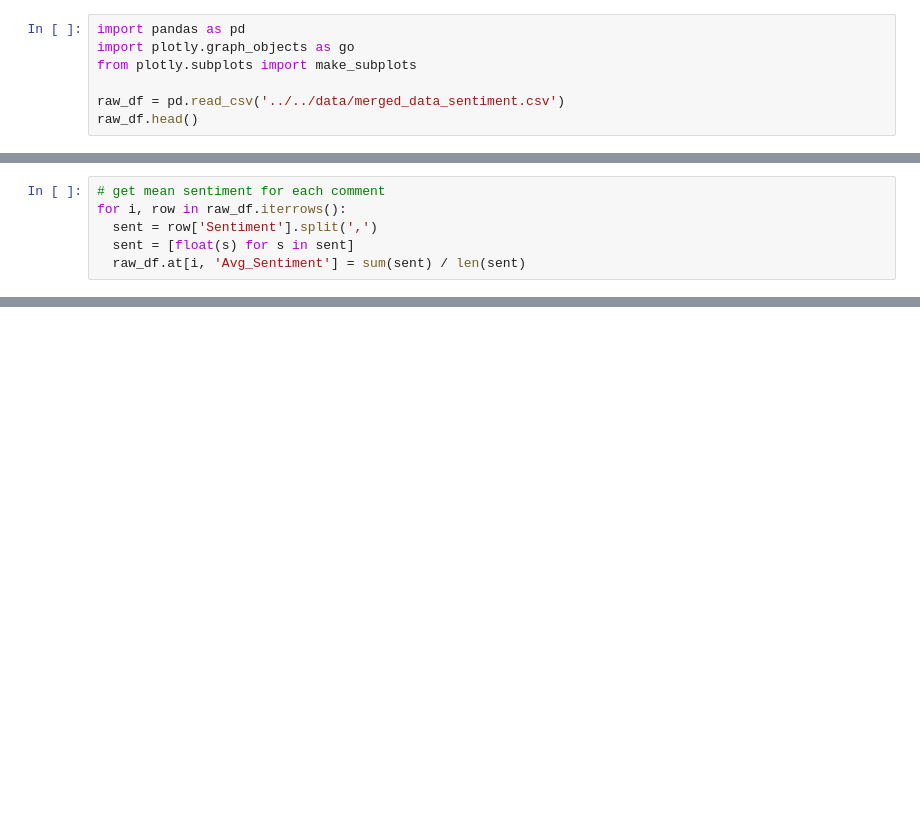
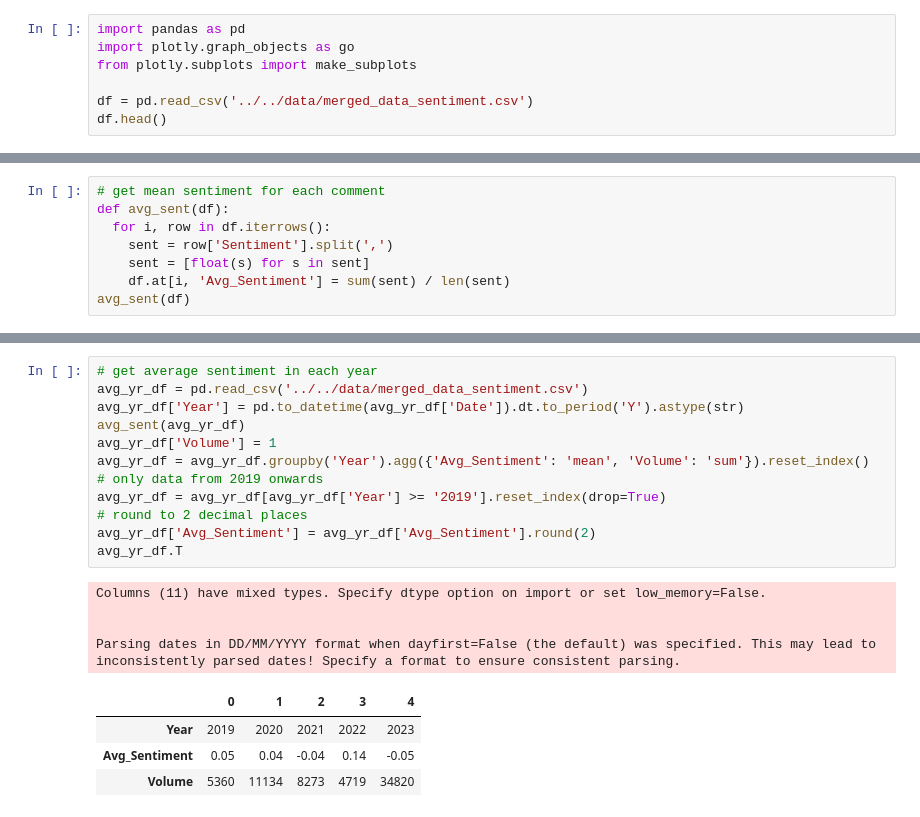
Before and after one commit to lucyfarnik/ai-sentiment-analysis, a Jupyter notebook: src/visualization/temporal.ipynb, the cells around one changed output, grey strips where cells are left out. Saved outputs shown, nothing was run; the diff lists cells and outputs as text; blank space fills up the shorter version.

Commit message:
More data viz

```diff
--- a/src/visualization/temporal.ipynb
+++ b/src/visualization/temporal.ipynb
@@ -3,6 +3,6 @@ import pandas as pd
 import plotly.graph_objects as go
 from plotly.subplots import make_subplots
 
-raw_df = pd.read_csv('../../data/merged_data_sentiment.csv')
-raw_df.head()
+df = pd.read_csv('../../data/merged_data_sentiment.csv')
+df.head()
 # %% [output]
@@ -16,9 +19,11 @@ Columns (11) have mixed types. Specify dtype option on import or set low_memory=
 # %%
 # get mean sentiment for each comment
-for i, row in raw_df.iterrows():
-  sent = row['Sentiment'].split(',')
-  sent = [float(s) for s in sent]
-  raw_df.at[i, 'Avg_Sentiment'] = sum(sent) / len(sent)
+def avg_sent(df):
+  for i, row in df.iterrows():
+    sent = row['Sentiment'].split(',')
+    sent = [float(s) for s in sent]
+    df.at[i, 'Avg_Sentiment'] = sum(sent) / len(sent)
+avg_sent(df)
 # %%
 # show line chart of sentiment over time (by month)
 
@@ -63,0 +116,21 @@ Parsing dates in DD/MM/YYYY format when dayfirst=False (the default) was specifi
+# %%
+# get average sentiment in each year
+avg_yr_df = pd.read_csv('../../data/merged_data_sentiment.csv')
+avg_yr_df['Year'] = pd.to_datetime(avg_yr_df['Date']).dt.to_period('Y').astype(str)
+avg_sent(avg_yr_df)
+avg_yr_df['Volume'] = 1
+avg_yr_df = avg_yr_df.groupby('Year').agg({'Avg_Sentiment': 'mean', 'Volume': 'sum'}).reset_index()
+# only data from 2019 onwards
+avg_yr_df = avg_yr_df[avg_yr_df['Year'] >= '2019'].reset_index(drop=True)
+# round to 2 decimal places
+avg_yr_df['Avg_Sentiment'] = avg_yr_df['Avg_Sentiment'].round(2)
+avg_yr_df.T
+# %% [output]
+Columns (11) have mixed types. Specify dtype option on import or set low_memory=False.
+
+
+Parsing dates in DD/MM/YYYY format when dayfirst=False (the default) was specified. This may lead to inconsistently parsed dates! Specify a format to ensure consistent parsing.
+|  | 0 | 1 | 2 | 3 | 4 |
+| Year | 2019 | 2020 | 2021 | 2022 | 2023 |
+| Avg_Sentiment | 0.05 | 0.04 | -0.04 | 0.14 | -0.05 |
+| Volume | 5360 | 11134 | 8273 | 4719 | 34820 |
```
Also changed, not shown: parts of 5 cells of this notebook, 7 other files.
